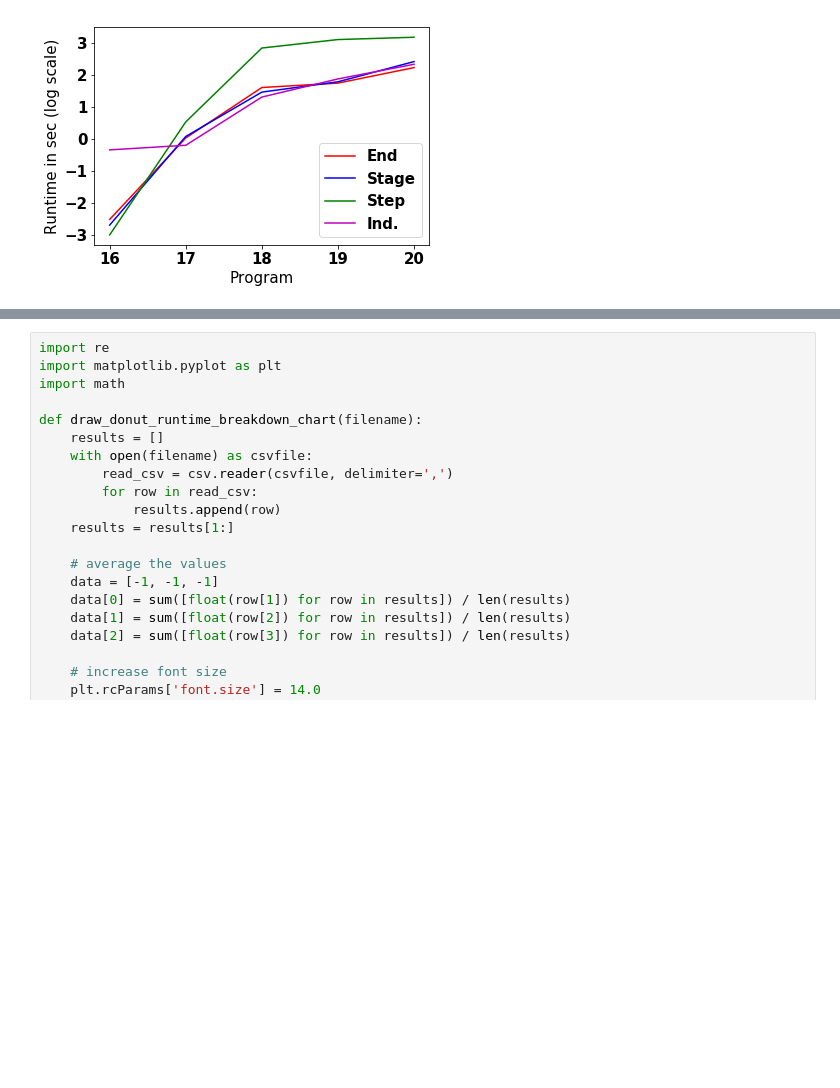
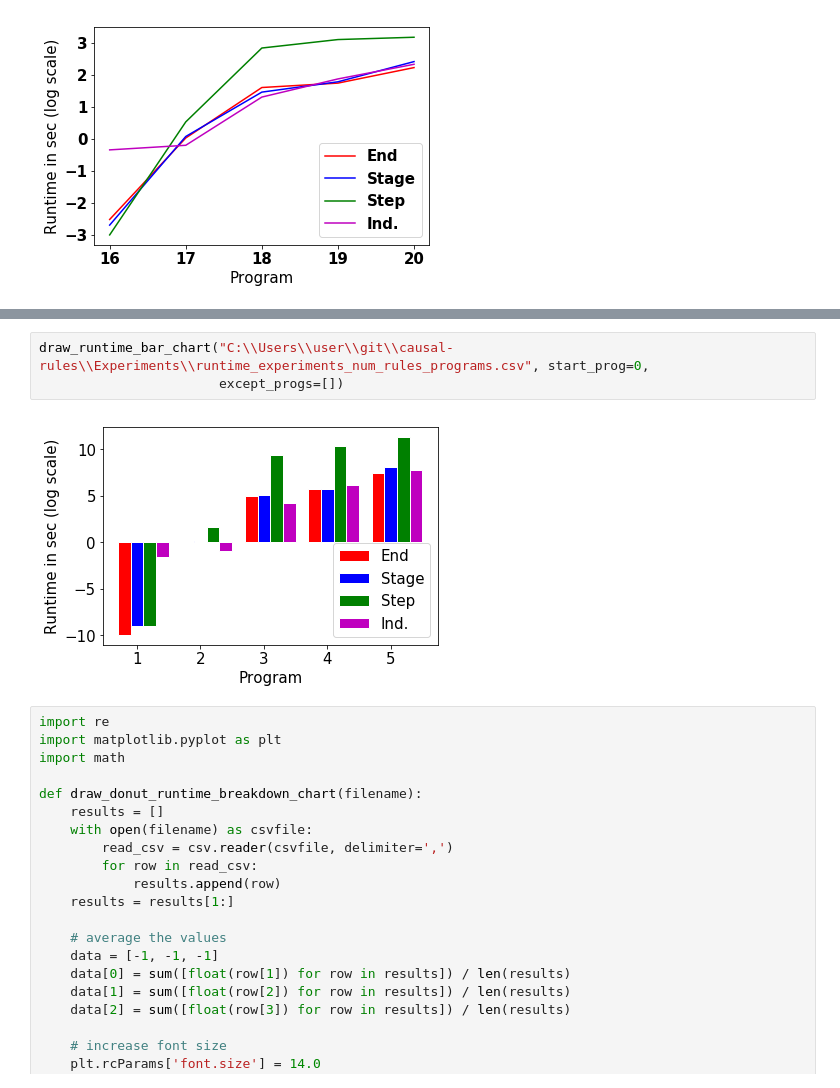
Before and after one commit to amirgilad/On-Multiple-Semantics-for-Declarative-Database-Repairs, a Jupyter notebook: Experiments/draw_graphs.ipynb, the cells around one changed output, grey strips where cells are left out. Cells and saved outputs as stored; diff of their text form; blank space fills up the shorter version.

```diff
--- a/Experiments/draw_graphs.ipynb
+++ b/Experiments/draw_graphs.ipynb
@@ -96,3 +148,8 @@ draw_line_runtime_chart("C:\\Users\\user\\git\\causal-rules\\Experiments\\runtim
+# %%
+draw_runtime_bar_chart("C:\\Users\\user\\git\\causal-rules\\Experiments\\runtime_experiments_num_rules_programs.csv", start_prog=0,
+                       except_progs=[])
+# %% [output]
+[figure, added]
 # %%
 import re
 import matplotlib.pyplot as plt
```
Also changed, not shown: parts of 5 cells of this notebook, 1 other file.
